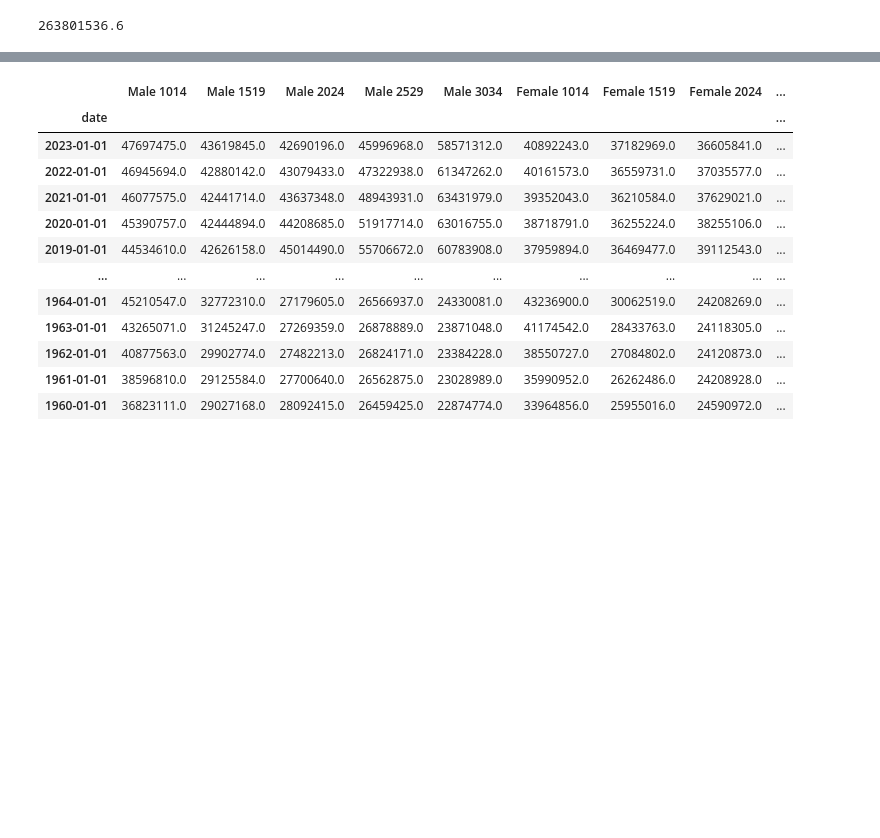
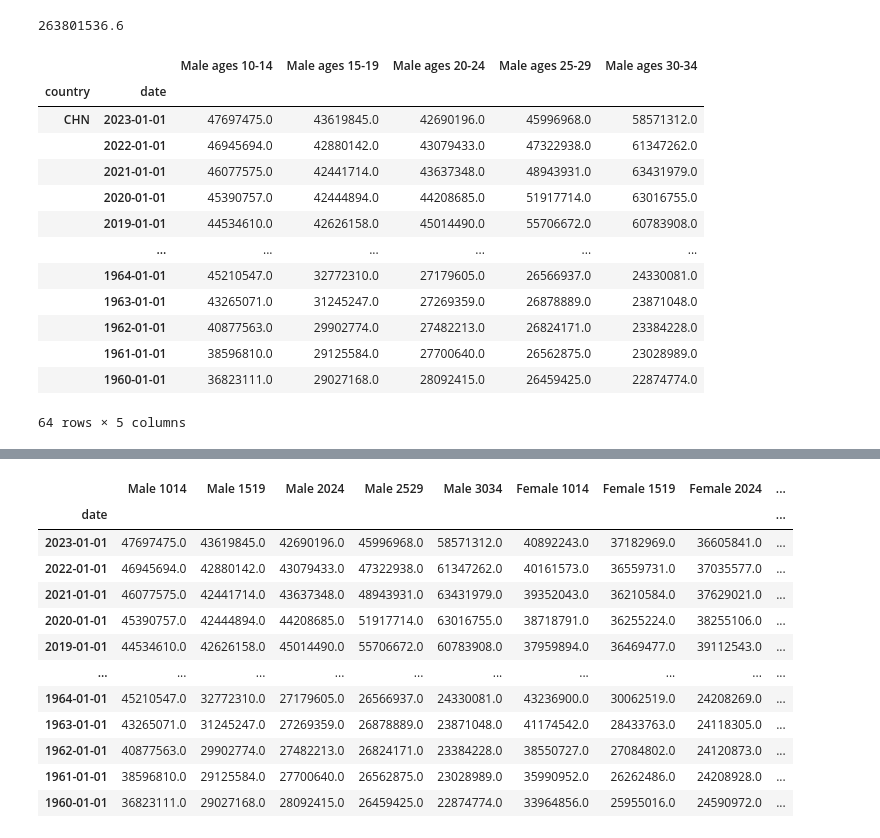
Before and after one commit to allisonpvn/ENVECON153_Proj1, a Jupyter notebook: Code.ipynb, the cells around one changed output, grey strips where cells are left out. Cells and saved outputs as stored; diff of their text form; code cells hidden in the pictures; blank space fills up the shorter version.

```diff
--- a/Code.ipynb
+++ b/Code.ipynb
@@ -141,4 +141,21 @@ def population_data_frames(year, sex, age_range, place):
         df['country'] = place
         df.set_index(['country', 'date'], inplace=True)
     return df
+# %%
+population_data_frames_for_males
+# %% [output]
+|  |  | Male ages 10-14 | Male ages 15-19 | Male ages 20-24 | Male ages 25-29 | Male ages 30-34 |
+| country | date |  |  |  |  |  |
+| CHN | 2023-01-01 | 47697475.0 | 43619845.0 | 42690196.0 | 45996968.0 | 58571312.0 |
+|  | 2022-01-01 | 46945694.0 | 42880142.0 | 43079433.0 | 47322938.0 | 61347262.0 |
+|  | 2021-01-01 | 46077575.0 | 42441714.0 | 43637348.0 | 48943931.0 | 63431979.0 |
+|  | 2020-01-01 | 45390757.0 | 42444894.0 | 44208685.0 | 51917714.0 | 63016755.0 |
+|  | 2019-01-01 | 44534610.0 | 42626158.0 | 45014490.0 | 55706672.0 | 60783908.0 |
+|  | ... | ... | ... | ... | ... | ... |
+|  | 1964-01-01 | 45210547.0 | 32772310.0 | 27179605.0 | 26566937.0 | 24330081.0 |
+|  | 1963-01-01 | 43265071.0 | 31245247.0 | 27269359.0 | 26878889.0 | 23871048.0 |
+|  | 1962-01-01 | 40877563.0 | 29902774.0 | 27482213.0 | 26824171.0 | 23384228.0 |
+|  | 1961-01-01 | 38596810.0 | 29125584.0 | 27700640.0 | 26562875.0 | 23028989.0 |
+|  | 1960-01-01 | 36823111.0 | 29027168.0 | 28092415.0 | 26459425.0 | 22874774.0 |
+64 rows × 5 columns
 # %%
```
Also changed, not shown: parts of 3 cells of this notebook.
